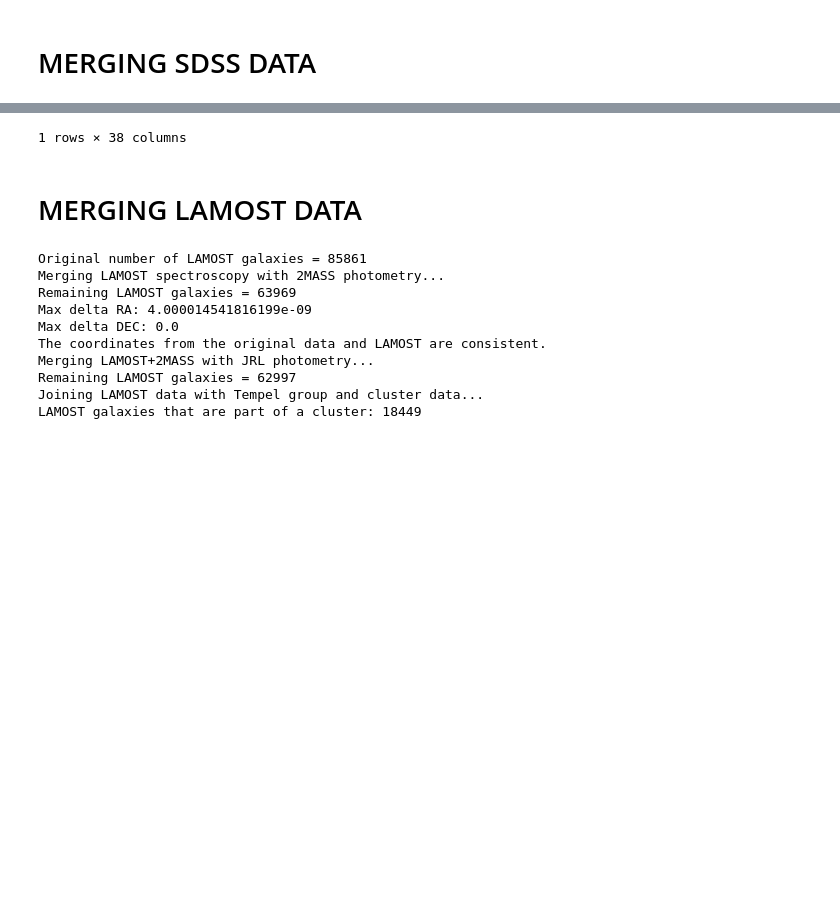
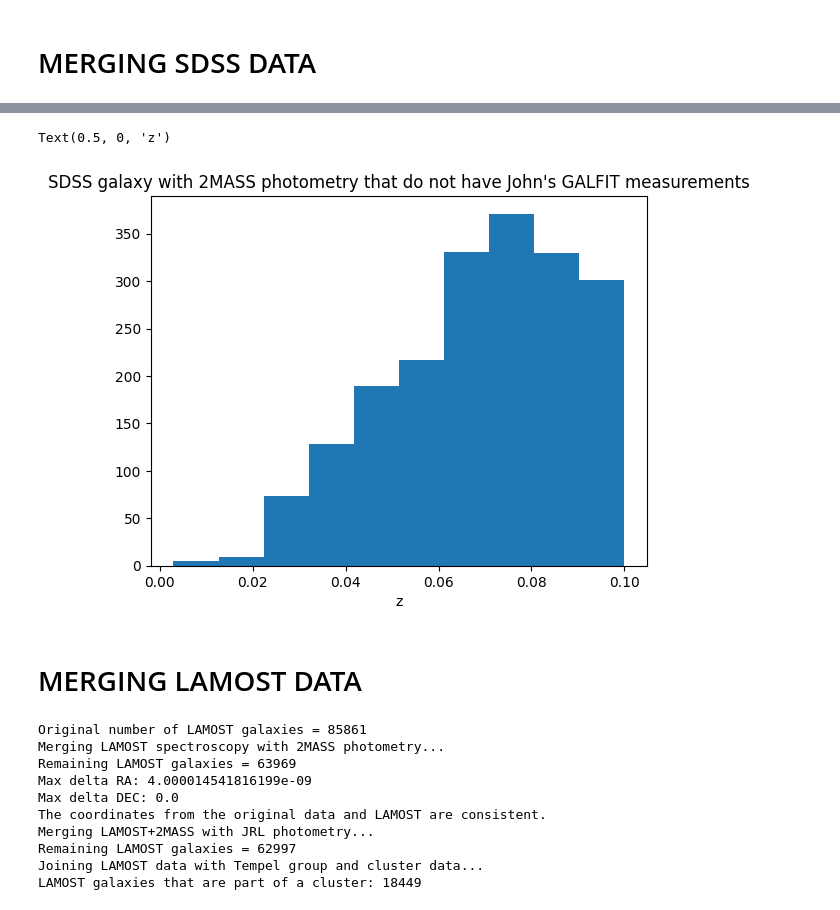
Before and after one commit to mrafifrbbn/thesis-research-2.0, a Jupyter notebook: notebook.ipynb, the cells around one changed output, grey strips where cells are left out. Saved outputs shown, nothing was run; the diff lists cells and outputs as text; code cells hidden in the pictures; blank space fills up the shorter version.

```diff
--- a/notebook.ipynb
+++ b/notebook.ipynb
@@ -1,6 +1,7 @@
 # %% [markdown]
 This notebook is just meant to test the codes before I compile them as .py files.
 # %%
+import os
 import numpy as np
 import pandas as pd
 import matplotlib.pyplot as plt
@@ -18,6 +19,8 @@ GOLDEN_RATIO = 0.5*(1+np.sqrt(5))
 FIGURE_HEIGHT = 5
 FIGURE_WIDTH = FIGURE_HEIGHT*GOLDEN_RATIO
 DEFAULT_FIGSIZE = (FIGURE_WIDTH, FIGURE_HEIGHT)
+
+ROOT_PATH = '/Users/mrafifrbbn/Documents/thesis/thesis-research-2.0'
 # %% [markdown]
 # 1. Fetch coordinates (ra, dec) from raw data
 # %%
@@ -417,3 +584,8 @@ df[df.tmass=='2MASXJ14463909+1917024']
 # %%
-df[df.tmass=='2MASXJ14463909+1917024']
+df_join = pd.merge(df, df_jrl, on='tmass', how="outer", indicator=True)
+df_left = df_join[df_join._merge == 'left_only']
+
+plt.hist(df_left.zhelio)
+plt.title("SDSS galaxy with 2MASS photometry that do not have John's GALFIT measurements")
+plt.xlabel('z')
 # %% [output]
@@ -422,4 +592,5 @@ df[df.tmass=='2MASXJ14463909+1917024']
-1 rows × 38 columns
+Text(0.5, 0, 'z')
+[figure, added]
 # %% [markdown]
 # MERGING LAMOST DATA
 # %%
```
Also changed, not shown: parts of 29 cells of this notebook, 1 other file.
